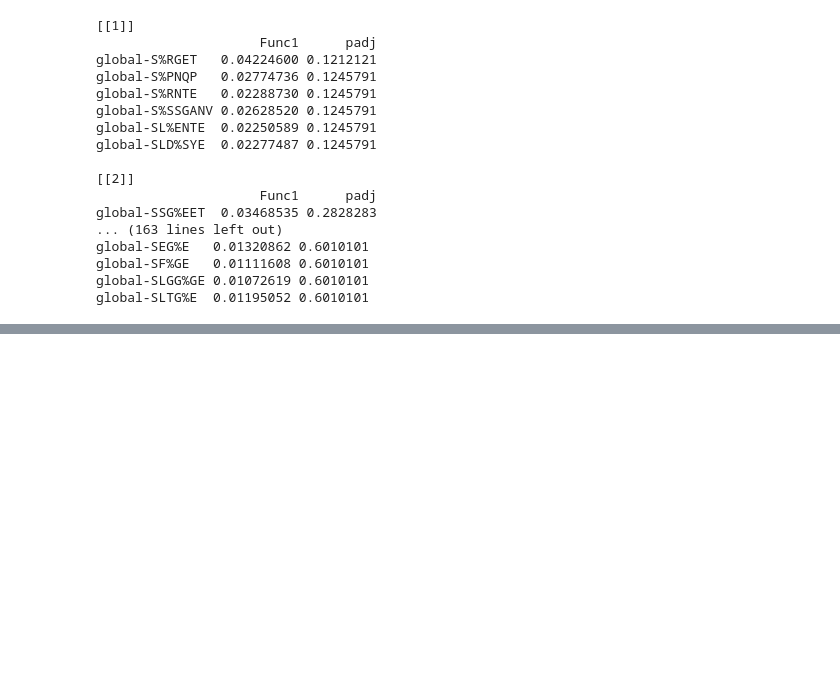
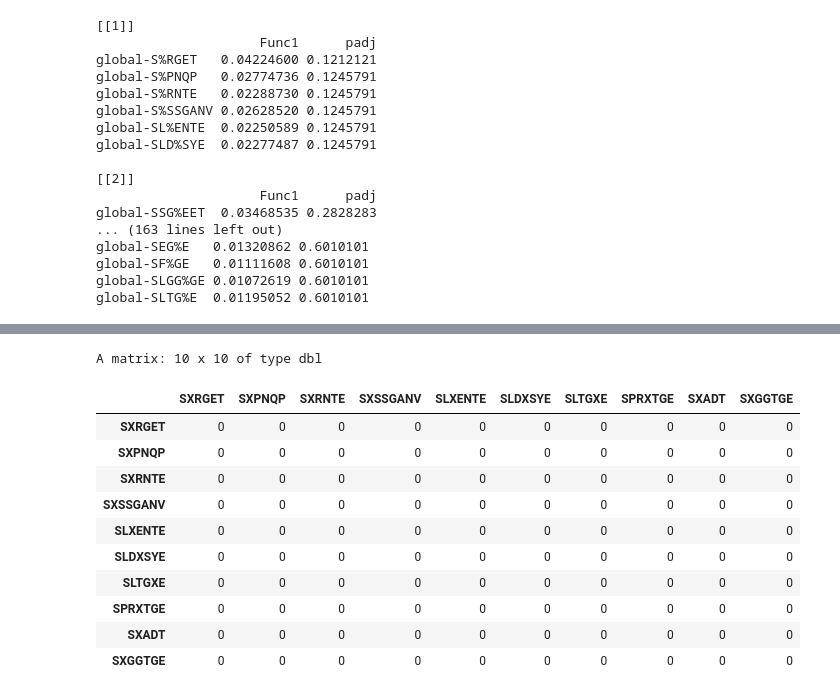
Before and after one commit to pughlab/ped_CapTCRseq, a Jupyter notebook: notebooks/15_gliph_diff_abundance.ipynb, the cells around one changed output, grey strips where cells are left out. Drawn from its saved outputs; the diff is of its cells as text; code cells hidden in the pictures; blank space fills up the shorter version.

```diff
--- a/notebooks/15_gliph_diff_abundance.ipynb
+++ b/notebooks/15_gliph_diff_abundance.ipynb
@@ -187,0 +194,6 @@ global-SLTG%E  0.01195052 0.6010101
+# %%
+onetest <- zicolist[[1]]
+# %%
+mygroups <- gsub(".*-", "",rownames(onetest) )
+
+mygroups <- gsub("%", "X",mygroups )
@@ -187,0 +205,15 @@ global-SLTG%E  0.01195052 0.6010101
+# %%
+mymat
+# %% [output]
+A matrix: 10 x 10 of type dbl
+|  | SXRGET | SXPNQP | SXRNTE | SXSSGANV | SLXENTE | SLDXSYE | SLTGXE | SPRXTGE | SXADT | SXGGTGE |
+| SXRGET | 0 | 0 | 0 | 0 | 0 | 0 | 0 | 0 | 0 | 0 |
+| SXPNQP | 0 | 0 | 0 | 0 | 0 | 0 | 0 | 0 | 0 | 0 |
+| SXRNTE | 0 | 0 | 0 | 0 | 0 | 0 | 0 | 0 | 0 | 0 |
+| SXSSGANV | 0 | 0 | 0 | 0 | 0 | 0 | 0 | 0 | 0 | 0 |
+| SLXENTE | 0 | 0 | 0 | 0 | 0 | 0 | 0 | 0 | 0 | 0 |
+| SLDXSYE | 0 | 0 | 0 | 0 | 0 | 0 | 0 | 0 | 0 | 0 |
+| SLTGXE | 0 | 0 | 0 | 0 | 0 | 0 | 0 | 0 | 0 | 0 |
+| SPRXTGE | 0 | 0 | 0 | 0 | 0 | 0 | 0 | 0 | 0 | 0 |
+| SXADT | 0 | 0 | 0 | 0 | 0 | 0 | 0 | 0 | 0 | 0 |
+| SXGGTGE | 0 | 0 | 0 | 0 | 0 | 0 | 0 | 0 | 0 | 0 |
```
Also changed, not shown: parts of 21 cells of this notebook, 1 other file.
